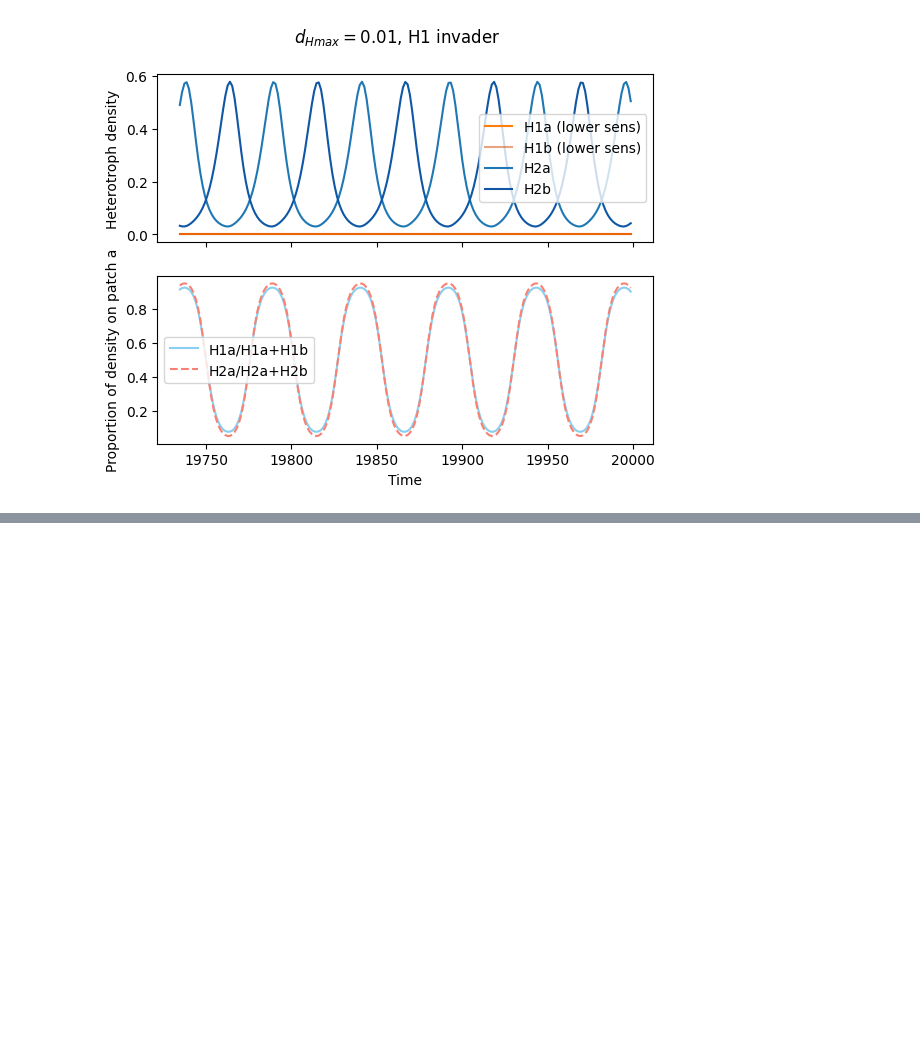
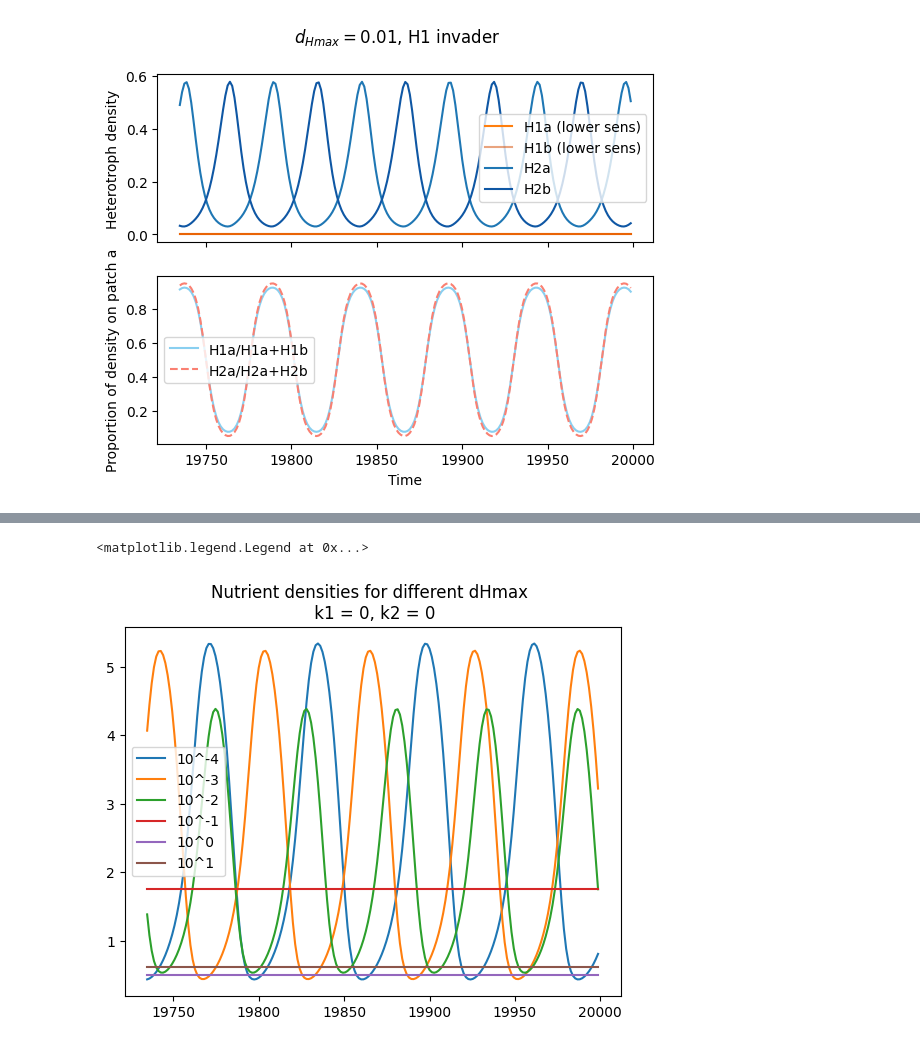
Before and after one commit to rbnmj/turingmodel, a Jupyter notebook: main.ipynb, the cells around one changed output, grey strips where cells are left out. Cells and saved outputs as stored; diff of their text form; code cells hidden in the pictures; blank space fills up the shorter version.

```diff
--- a/main.ipynb
+++ b/main.ipynb
@@ -1035,0 +1091,46 @@ Text(0.5, 0.98, '$d_{Hmax} = $0.01, H1 invader')
+# %%
+t_end = 20000
+number_steps = 15000
+t = np.linspace(0, t_end, number_steps)
+k_1 = 0
+k_2 = 0
+
+#var = [N_a, N_b, A_a, A_b, H_1a, H_1b, H_2a, H_2b]
+var0 = [2, 2.5, 2.5, 2, 0.08, 0.4, 0.08, 0.4, 0, 0, 0, 0, 0, 0]
+var = []
+d_Hmax1 = 10**-4
+d_Hmax2 = d_Hmax1
+model = tm(var0, t, k_1, k_2, d_Hmax1, d_Hmax2)
+var = integ.odeint(tm.equations_wrapper, var0, t, args=(model,))
+plt.plot(t[-200:-1], var[-200:-1:, 3], label="10^-4")
+d_Hmax1 = 10**-3
+d_Hmax2 = d_Hmax1
+model = tm(var0, t, k_1, k_2, d_Hmax1, d_Hmax2)
+var = integ.odeint(tm.equations_wrapper, var0, t, args=(model,))
+plt.plot(t[-200:-1], var[-200:-1:, 3], label="10^-3")
+d_Hmax1 = 10**-2
+d_Hmax2 = d_Hmax1
+model = tm(var0, t, k_1, k_2, d_Hmax1, d_Hmax2)
+var = integ.odeint(tm.equations_wrapper, var0, t, args=(model,))
+plt.plot(t[-200:-1], var[-200:-1:, 3], label="10^-2")
+d_Hmax1 = 10**-1
+d_Hmax2 = d_Hmax1
+model = tm(var0, t, k_1, k_2, d_Hmax1, d_Hmax2)
+var = integ.odeint(tm.equations_wrapper, var0, t, args=(model,))
+plt.plot(t[-200:-1], var[-200:-1:, 3], label="10^-1")
+d_Hmax1 = 10**0
+d_Hmax2 = d_Hmax1
+model = tm(var0, t, k_1, k_2, d_Hmax1, d_Hmax2)
+var = integ.odeint(tm.equations_wrapper, var0, t, args=(model,))
+plt.plot(t[-200:-1], var[-200:-1:, 3], label="10^0")
+d_Hmax1 = 10**1
+d_Hmax2 = d_Hmax1
+model = tm(var0, t, k_1, k_2, d_Hmax1, d_Hmax2)
+var = integ.odeint(tm.equations_wrapper, var0, t, args=(model,))
+plt.plot(t[-200:-1], var[-200:-1:, 3], label="10^1")
+plt.title("Nutrient densities for different dHmax \n k1 = " + str(k_1) + ", k2 = " + str(k_2))# + ", H2 invader")
+#plt.ylim(0,0.6)
+plt.legend()
+# %% [output]
+<matplotlib.legend.Legend at 0x...>
+[figure, added]
```
Also changed, not shown: parts of 3 cells of this notebook, 5 other files.
